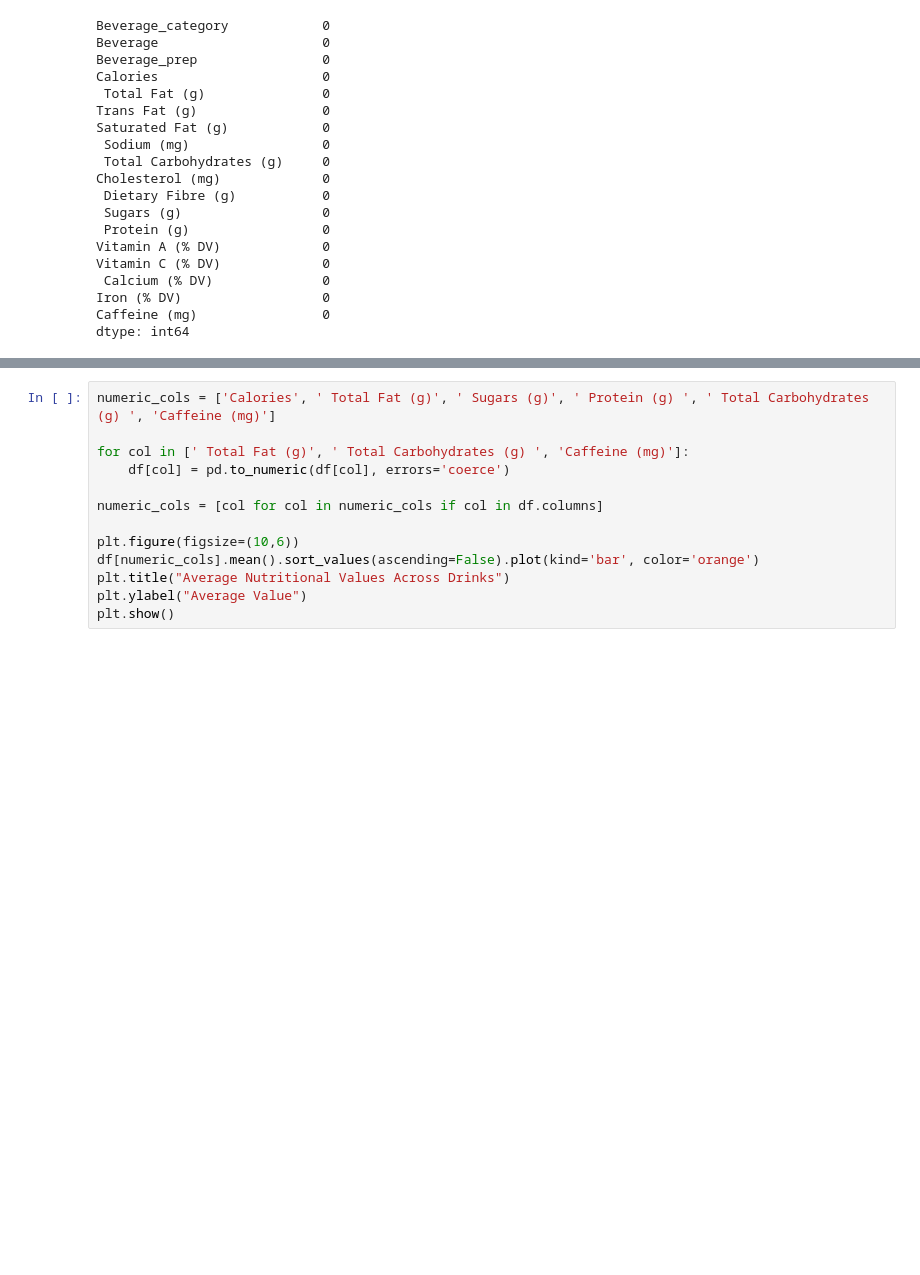
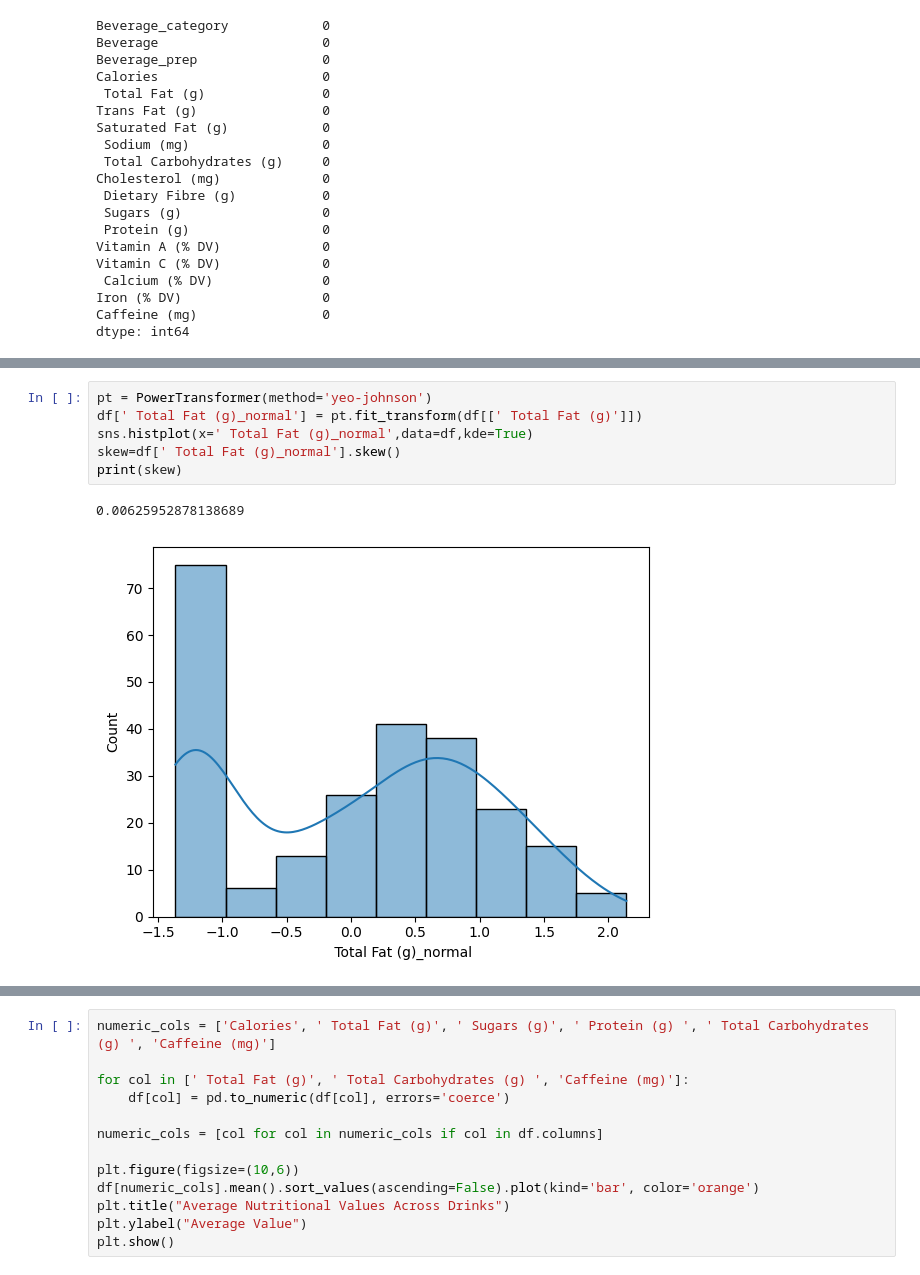
Before and after one commit to SREEVIBU/STARBURGS, a Jupyter notebook: starbugs.ipynb, the cells around one changed output, grey strips where cells are left out. Drawn from its saved outputs; the diff is of its cells as text; blank space fills up the shorter version.

```diff
--- a/starbugs.ipynb
+++ b/starbugs.ipynb
@@ -204,0 +226,9 @@ dtype: int64
+# %%
+pt = PowerTransformer(method='yeo-johnson')
+df[' Total Fat (g)_normal'] = pt.fit_transform(df[[' Total Fat (g)']])
+sns.histplot(x=' Total Fat (g)_normal',data=df,kde=True)
+skew=df[' Total Fat (g)_normal'].skew()
+print(skew)
+# %% [output]
+0.00625952878138689
+[figure, added]
```
Also changed, not shown: parts of 25 cells of this notebook, 1 other file.
